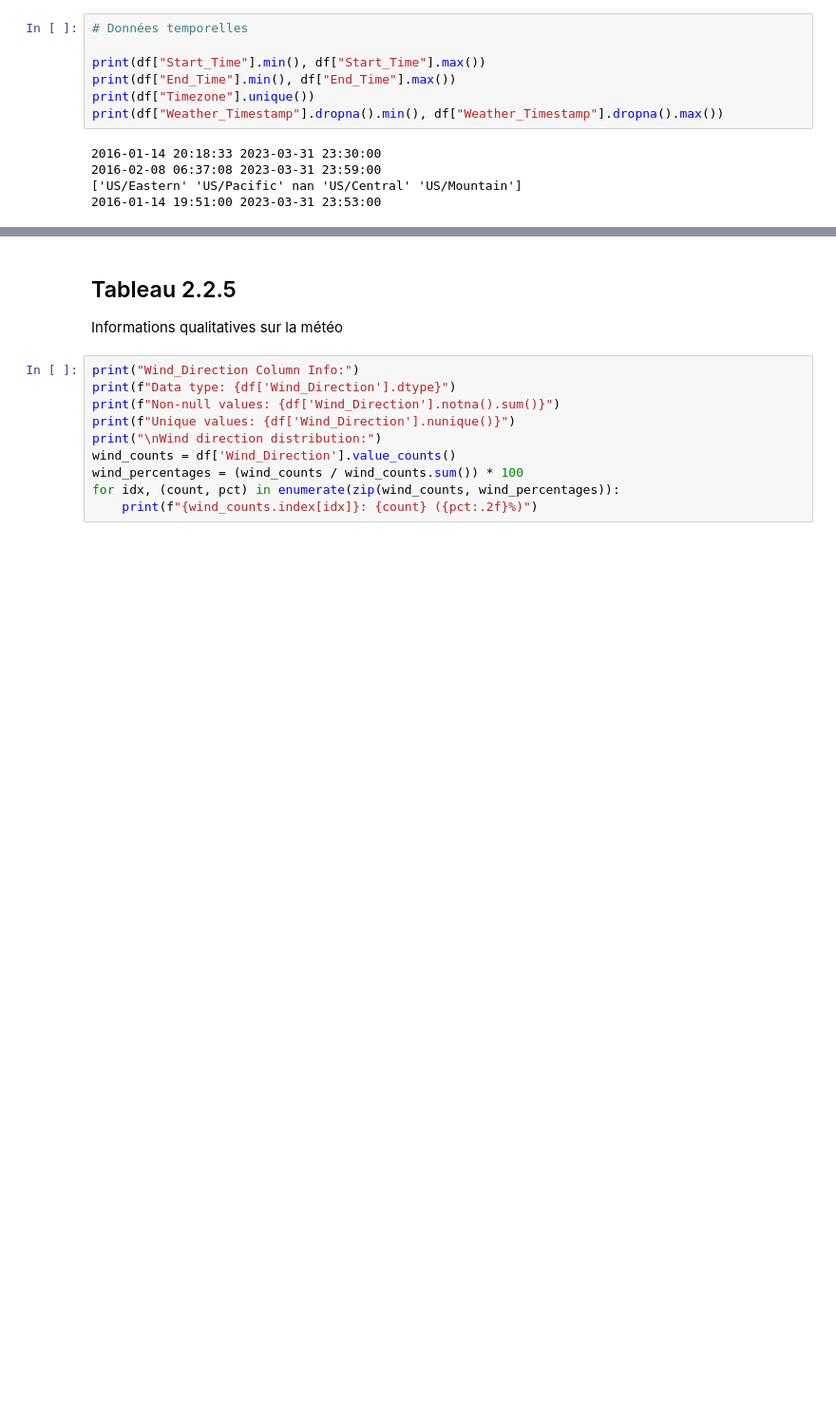
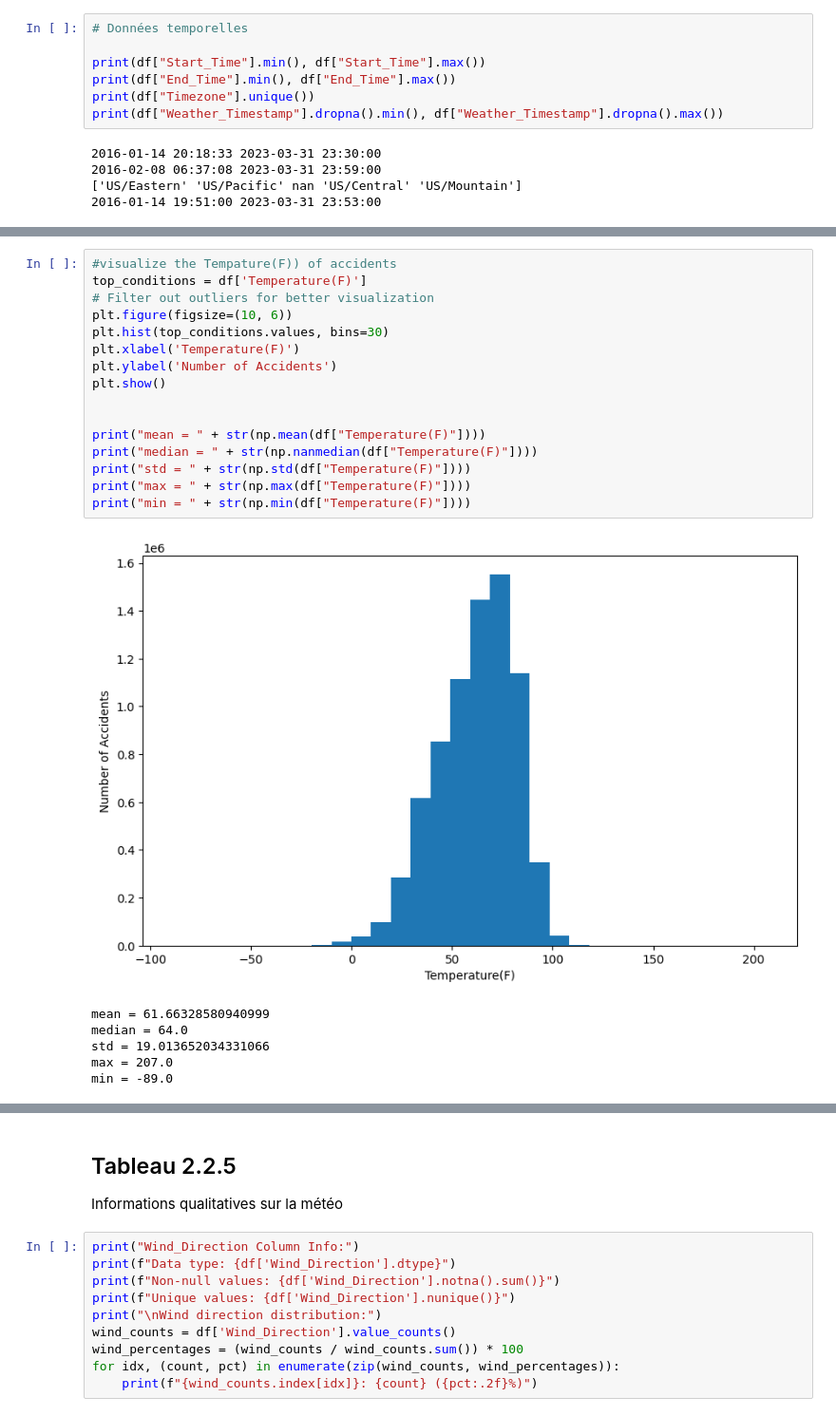
Before and after one commit to peterghadban/INF8808_Projet, a Jupyter notebook: partie_1.ipynb, the cells around one changed output, grey strips where cells are left out. Shown at 95% size. Cells and saved outputs as stored; diff of their text form; blank space fills up the shorter version.

```diff
--- a/partie_1.ipynb
+++ b/partie_1.ipynb
@@ -67,0 +154,23 @@ print(df["End_Lng"].min(), df["End_Lng"].max())
+# %%
+#visualize the Tempature(F)) of accidents
+top_conditions = df['Temperature(F)']
+# Filter out outliers for better visualization
+plt.figure(figsize=(10, 6))
+plt.hist(top_conditions.values, bins=30)
+plt.xlabel('Temperature(F)')
+plt.ylabel('Number of Accidents')
+plt.show()
+
+
+print("mean = " + str(np.mean(df["Temperature(F)"])))
+print("median = " + str(np.nanmedian(df["Temperature(F)"])))
+print("std = " + str(np.std(df["Temperature(F)"])))
+print("max = " + str(np.max(df["Temperature(F)"])))
+print("min = " + str(np.min(df["Temperature(F)"])))
+# %% [output]
+[figure, added]
+mean = 61.66328580940999
+median = 64.0
+std = 19.013652034331066
+max = 207.0
+min = -89.0
```
Also changed, not shown: parts of 12 cells of this notebook.
